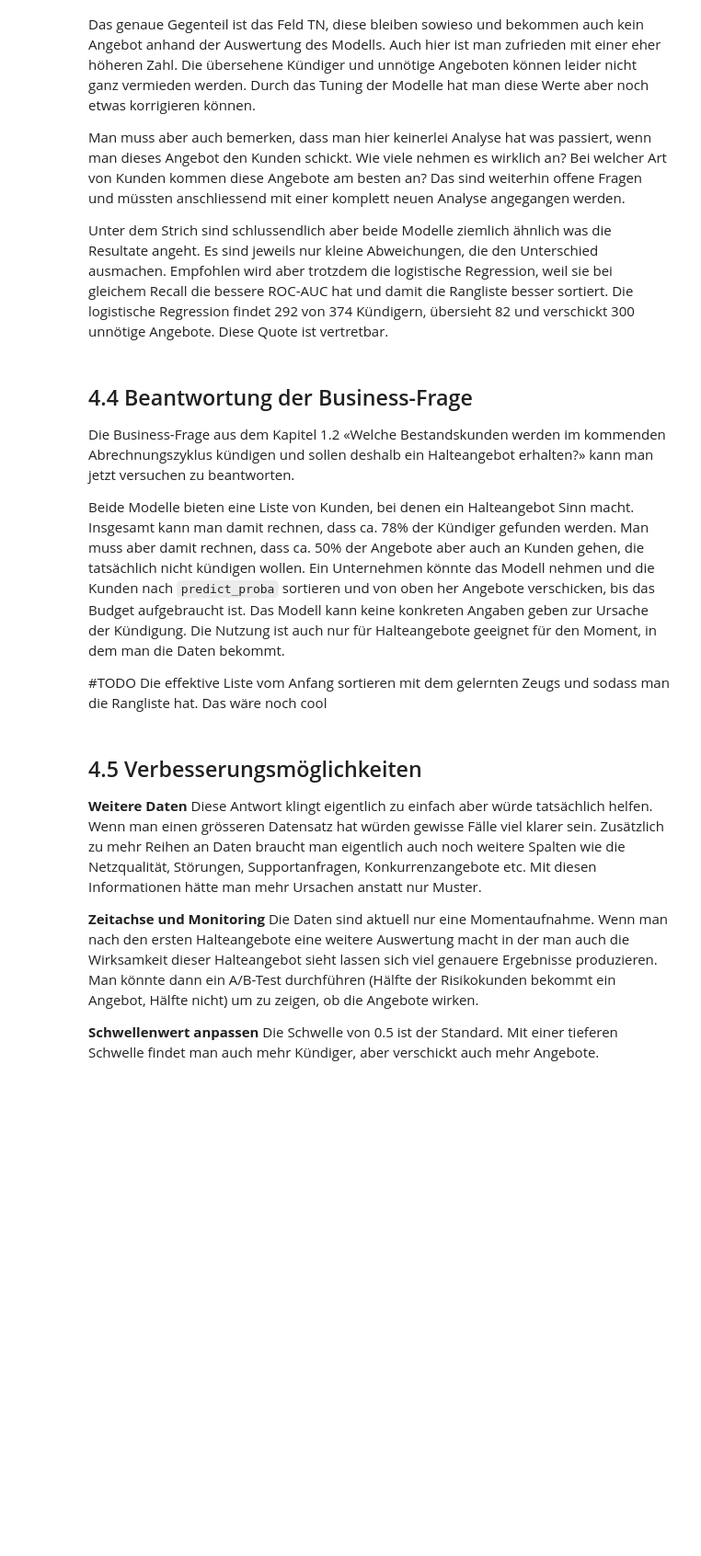
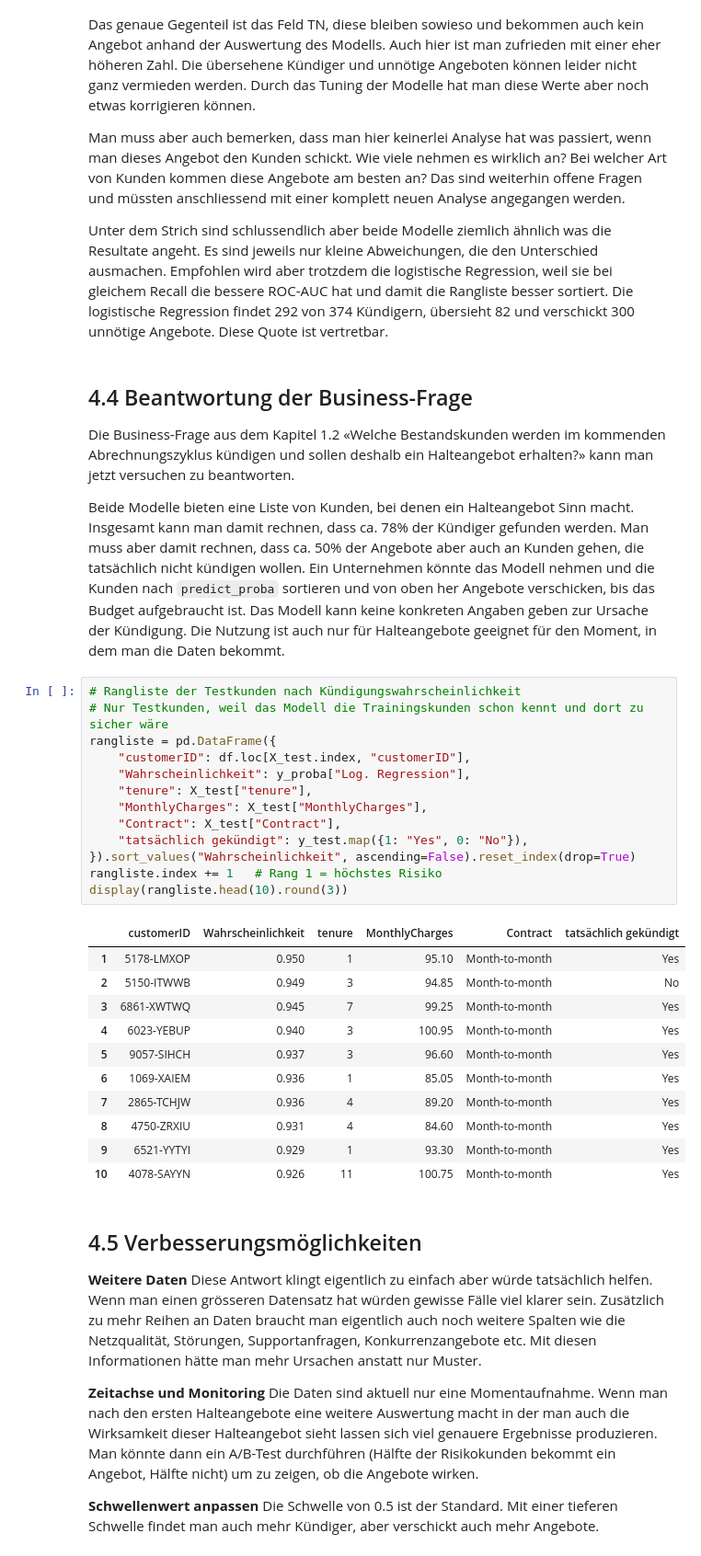
Before and after one commit to bernetlennard/data-science, a Jupyter notebook: transferarbeit/DSC_TA_Bernet_Lennard.ipynb, the cells around one changed output. Shown at 92% size. Drawn from its saved outputs; the diff is of its cells as text; blank space fills up the shorter version.

```diff
--- a/transferarbeit/DSC_TA_Bernet_Lennard.ipynb
+++ b/transferarbeit/DSC_TA_Bernet_Lennard.ipynb
@@ -971,8 +985,31 @@ Die Business-Frage aus dem Kapitel 1.2 «Welche Bestandskunden werden im kommend
 
 Beide Modelle bieten eine Liste von Kunden, bei denen ein Halteangebot Sinn macht. Insgesamt kann man damit rechnen, dass ca. 78% der Kündiger gefunden werden. Man muss aber damit rechnen, dass ca. 50% der Angebote aber auch an Kunden gehen, die tatsächlich nicht kündigen wollen. Ein Unternehmen könnte das Modell nehmen und die Kunden nach `predict_proba` sortieren und von oben her Angebote verschicken, bis das Budget aufgebraucht ist.
 Das Modell kann keine konkreten Angaben geben zur Ursache der Kündigung. Die Nutzung ist auch nur für Halteangebote geeignet für den Moment, in dem man die Daten bekommt.
-
-#TODO Die effektive Liste vom Anfang sortieren mit dem gelernten Zeugs und sodass man die Rangliste hat. Das wäre noch cool
+# %%
+# Rangliste der Testkunden nach Kündigungswahrscheinlichkeit
+# Nur Testkunden, weil das Modell die Trainingskunden schon kennt und dort zu sicher wäre
+rangliste = pd.DataFrame({
+    "customerID": df.loc[X_test.index, "customerID"],
+    "Wahrscheinlichkeit": y_proba["Log. Regression"],
+    "tenure": X_test["tenure"],
+    "MonthlyCharges": X_test["MonthlyCharges"],
+    "Contract": X_test["Contract"],
+    "tatsächlich gekündigt": y_test.map({1: "Yes", 0: "No"}),
+}).sort_values("Wahrscheinlichkeit", ascending=False).reset_index(drop=True)
+rangliste.index += 1   # Rang 1 = höchstes Risiko
+display(rangliste.head(10).round(3))
+# %% [output]
+|  | customerID | Wahrscheinlichkeit | tenure | MonthlyCharges | Contract | tatsächlich gekündigt |
+| 1 | 5178-LMXOP | 0.950 | 1 | 95.10 | Month-to-month | Yes |
+| 2 | 5150-ITWWB | 0.949 | 3 | 94.85 | Month-to-month | No |
+| 3 | 6861-XWTWQ | 0.945 | 7 | 99.25 | Month-to-month | Yes |
+| 4 | 6023-YEBUP | 0.940 | 3 | 100.95 | Month-to-month | Yes |
+| 5 | 9057-SIHCH | 0.937 | 3 | 96.60 | Month-to-month | Yes |
+| 6 | 1069-XAIEM | 0.936 | 1 | 85.05 | Month-to-month | Yes |
+| 7 | 2865-TCHJW | 0.936 | 4 | 89.20 | Month-to-month | Yes |
+| 8 | 4750-ZRXIU | 0.931 | 4 | 84.60 | Month-to-month | Yes |
+| 9 | 6521-YYTYI | 0.929 | 1 | 93.30 | Month-to-month | Yes |
+| 10 | 4078-SAYYN | 0.926 | 11 | 100.75 | Month-to-month | Yes |
 # %% [markdown]
 ## 4.5 Verbesserungsmöglichkeiten
 
```
Also changed, not shown: parts of 7 cells of this notebook.
